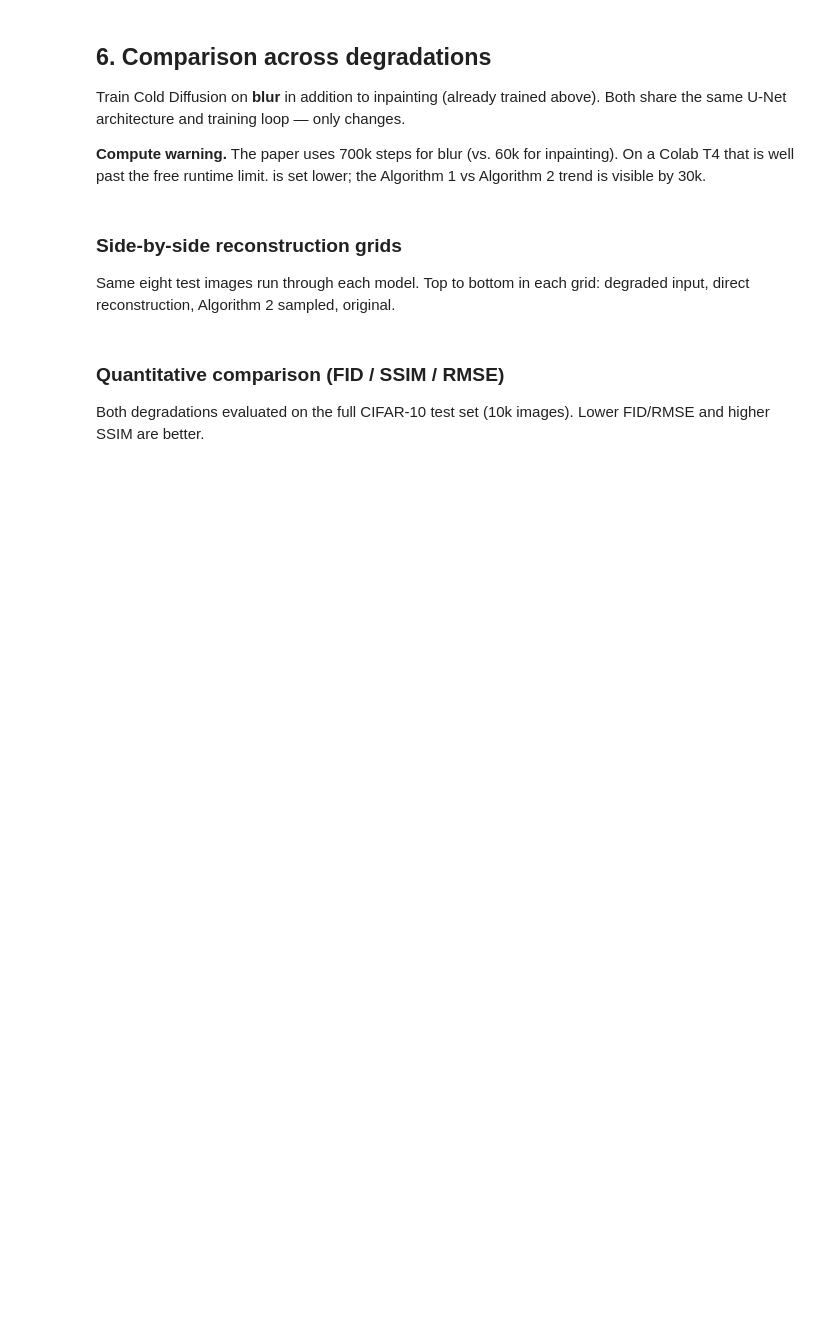
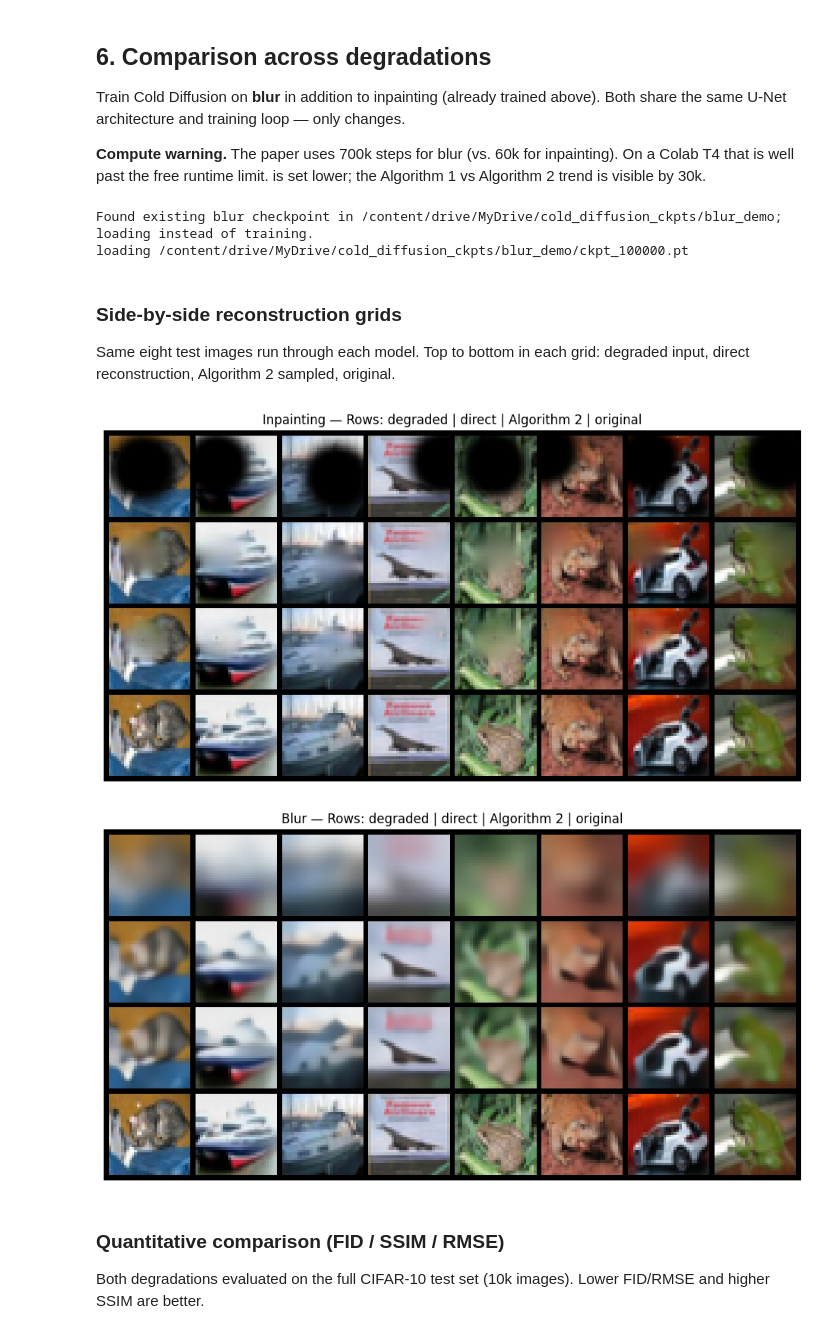
Before and after one commit to J0hns0n-Wang/CS4782_Final_Project, a Jupyter notebook: project.ipynb, the cells around one changed output. Cells and saved outputs as stored; diff of their text form; code cells hidden in the pictures; blank space fills up the shorter version.

```diff
--- a/project.ipynb
+++ b/project.ipynb
@@ -229,7 +249,7 @@ Train Cold Diffusion on **blur** in addition to inpainting (already trained abov
 
 **Compute warning.** The paper uses 700k steps for blur (vs. 60k for inpainting). On a Colab T4 that is well past the free runtime limit.  is set lower; the Algorithm 1 vs Algorithm 2 trend is visible by 30k.
 # %%
-COMPARE_STEPS = 30_000   # adjust to your time budget; trends visible by 30k
+COMPARE_STEPS = 100_000   # adjust to your time budget; trends visible by 30k
 
 # Blur: 11x11 Gaussian kernel, sigma_t = 0.01*t + 0.35, T=40 (paper Appendix A.1).
 blur_deg = GaussianBlur(kernel_size=11, T=40)
@@ -242,6 +262,9 @@ else:
     blur_diff = ColdDiffusion(UNet(image_size=32), blur_deg, T=40)
     ema_blur = train(blur_diff, train_loader, total_steps=COMPARE_STEPS,
                      run_dir=blur_run_dir, device=DEVICE)
+# %% [output]
+Found existing blur checkpoint in /content/drive/MyDrive/cold_diffusion_ckpts/blur_demo; loading instead of training.
+loading /content/drive/MyDrive/cold_diffusion_ckpts/blur_demo/ckpt_100000.pt
 # %% [markdown]
 ### Side-by-side reconstruction grids
 
@@ -249,22 +272,25 @@ Same eight test images run through each model. Top to bottom in each grid: degra
 # %%
 def reconstruct_grid(ema_obj, degradation, T, x0, device, title):
     diffusion = ColdDiffusion(ema_obj.ema_model.to(device), degradation.to(device), T=T).eval()
     with torch.no_grad():
         t_full = torch.full((x0.shape[0],), T, device=device, dtype=torch.long)
         state = diffusion.sample_state(x0)
         xT = diffusion.q_sample(x0, t_full, state=state)
         direct  = diffusion.predict_x0(xT, t_full).clamp(0, 1)
         sampled = diffusion.sample_improved(xT, state=state).clamp(0, 1)
     rows = torch.cat([xT.clamp(0,1).cpu(), direct.cpu(), sampled.cpu(), x0.cpu()])
     grid = make_grid(rows, nrow=x0.shape[0])
     fig, ax = plt.subplots(figsize=(12, 6))
     ax.imshow(grid.permute(1, 2, 0))
     ax.set_title(f'{title} — Rows: degraded | direct | Algorithm 2 | original')
     ax.axis('off')
     plt.show()
 
 reconstruct_grid(ema,      deg,      50, x0_demo, DEVICE, 'Inpainting')
-# reconstruct_grid(ema_blur, blur_deg, 40, x0_demo, DEVICE, 'Blur')
+reconstruct_grid(ema_blur, blur_deg, 40, x0_demo, DEVICE, 'Blur')
+# %% [output]
+[figure, added]
+[figure, added]
 # %% [markdown]
 ### Quantitative comparison (FID / SSIM / RMSE)
 
```
Also changed, not shown: parts of 8 cells of this notebook, 3 other files.
